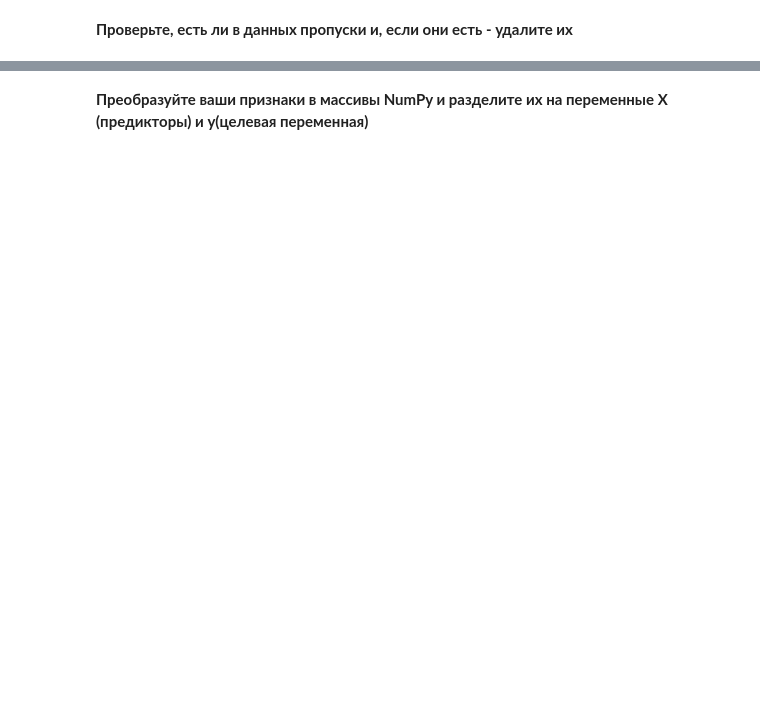
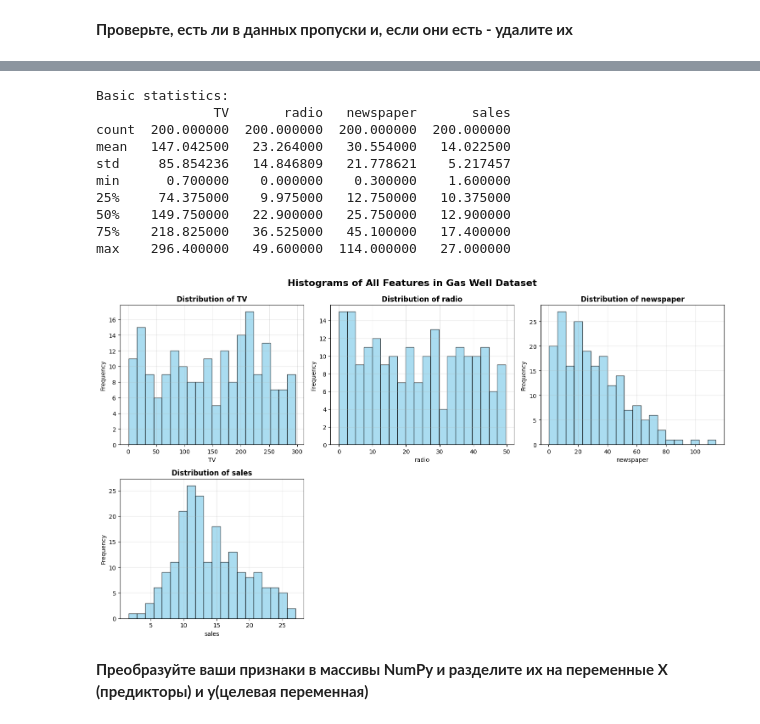
Before and after one commit to tgorbunov/sf_data_science, a Jupyter notebook: Skillfactory/ML_math_part 1/MATH_ML-6. Практика_Оптимизация.ipynb, the cells around one changed output, grey strips where cells are left out. Drawn from its saved outputs; the diff is of its cells as text; code cells hidden in the pictures; blank space fills up the shorter version.

```diff
--- a/Skillfactory/ML_math_part 1/MATH_ML-6. Практика_Оптимизация.ipynb
+++ b/Skillfactory/ML_math_part 1/MATH_ML-6. Практика_Оптимизация.ipynb
@@ -14,0 +28,14 @@
+# %%
+#ваш код
+
+# удалим первый столбец, так как он является индексом
+df = df.drop(columns=['Unnamed: 0'])
+
+print("Количество пропусков по столбцам:")
+missing_values = df.isnull().sum()
+print(missing_values)
+print("\n")
+print('Размер таблицы до удаления дубликатов: {}'.format(df.shape))
+print('Найдено дубликатов: {}'.format(df[df.duplicated()].shape[0]))
+df = df.drop_duplicates()
+print('Размер таблицы после удаления дубликатов: {}'.format(df.shape))
@@ -15,2 +54,42 @@
+# %%
+#ваш код
+
+# Build Histograms for all features
+print("\nBasic statistics:")
+print(df.describe())
+
+# Create histograms for all columns
+fig, axes = plt.subplots(nrows=3, ncols=3, figsize=(15, 12))
+axes = axes.flatten()
+
+# Get all numeric columns
+numeric_columns = df.select_dtypes(include=[np.number]).columns
+for i, column in enumerate(numeric_columns):
+    if i < len(axes):
+        axes[i].hist(df[column], bins=20, alpha=0.7, color='skyblue', edgecolor='black')
+        axes[i].set_title(f'Distribution of {column}', fontsize=12, fontweight='bold')
+        axes[i].set_xlabel(column)
+        axes[i].set_ylabel('Frequency')
+        axes[i].grid(True, alpha=0.3)
+
+# Remove any unused subplots
+for j in range(i + 1, len(axes)):
+    fig.delaxes(axes[j])
+
+plt.tight_layout()
+plt.suptitle('Histograms of All Features in Gas Well Dataset', fontsize=16, fontweight='bold', y=1.02)
+plt.show()
+# %% [output]
+Basic statistics:
+               TV       radio   newspaper       sales
+count  200.000000  200.000000  200.000000  200.000000
+mean   147.042500   23.264000   30.554000   14.022500
+std     85.854236   14.846809   21.778621    5.217457
+min      0.700000    0.000000    0.300000    1.600000
+25%     74.375000    9.975000   12.750000   10.375000
+50%    149.750000   22.900000   25.750000   12.900000
+75%    218.825000   36.525000   45.100000   17.400000
+max    296.400000   49.600000  114.000000   27.000000
+[figure, added]
 # %% [markdown]
 **Преобразуйте ваши признаки в массивы NumPy и разделите их на переменные X (предикторы) и y(целевая переменная)**
```
Also changed, not shown: parts of 38 cells of this notebook, 1 other file.
